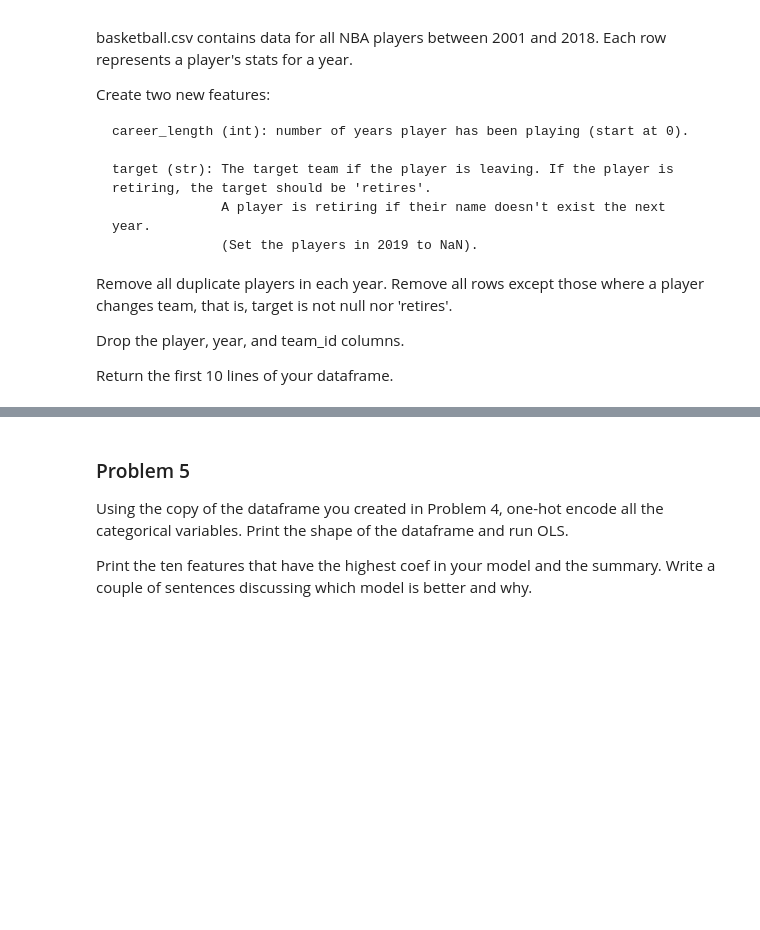
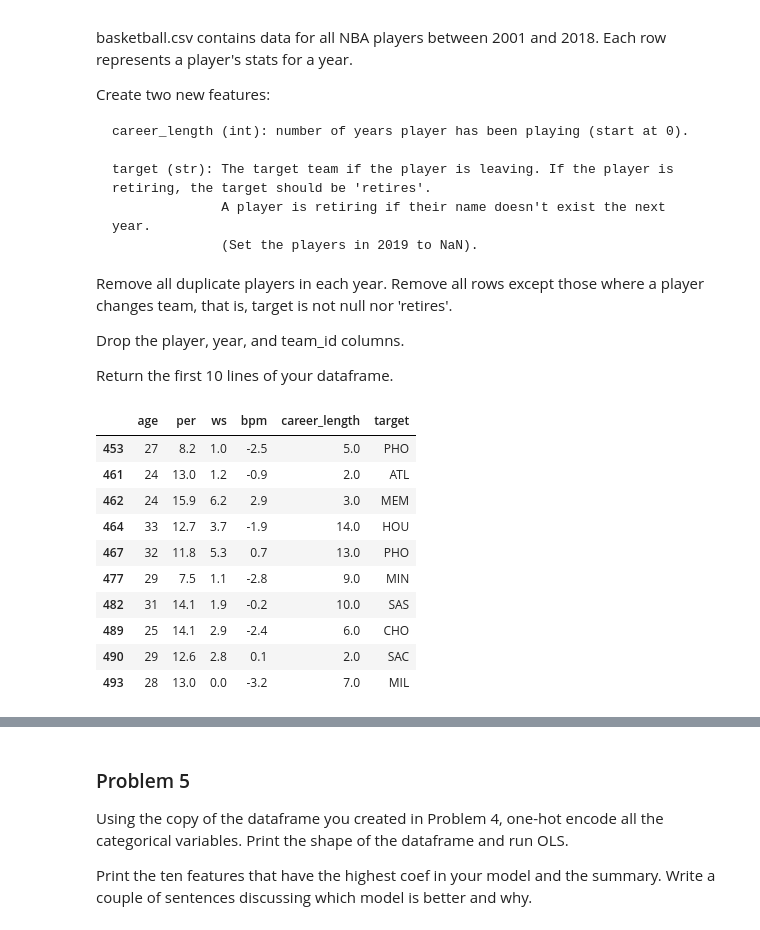
Before and after one commit to binDebug3/volume3, a Jupyter notebook: byu_vol3/DataCleaning/data_cleaning.ipynb, the cells around one changed output, grey strips where cells are left out. Drawn from its saved outputs; the diff is of its cells as text; code cells hidden in the pictures; blank space fills up the shorter version.

```diff
--- a/byu_vol3/DataCleaning/data_cleaning.ipynb
+++ b/byu_vol3/DataCleaning/data_cleaning.ipynb
@@ -64,6 +160,61 @@ Remove all rows except those where a player changes team, that is, target is not
 Drop the player, year, and team_id columns.
 
 Return the first 10 lines of your dataframe.
+# %%
+ball = pd.read_csv("basketball.csv")
+
+# drop duplicates and sort by year
+ball.drop_duplicates(subset=["player","year"],keep="first",inplace=True)
+ball.sort_values(by="year",inplace=True)
+
+# make new features
+ball['career_length'] = 0.0
+ball['target'] = None
+
+
+# iterate over each player to fill in career_length and target
+baller_names = ball["player"].unique()
+for name in baller_names:
+    # create a mask for each player
+    player = ball["player"] == name
+    # calculate career length
+    num_years = player.sum()
+
+    # fill in career_length
+    ball.loc[player, "career_length"] = np.arange(num_years, dtype=int)
+
+    # fill in target
+    retirement = num_years - 1
+    for i, index in enumerate(ball[player].index):
+        # if the player retires, set target to "retires"
+        if i == retirement:
+            ball.loc[index,"target"] = "retires"
+
+        # if the player switches teams, set target to the next team
+        elif ball[player].iloc[i]["team_id"] != ball[player].iloc[i+1]["team_id"]:
+            ball.loc[index,"target"] = ball[player].iloc[i+1]["team_id"]
+
+# remove null values and retired players
+ball = ball[~ball["target"].isna()]
+ball = ball[ball["target"] != 'retires']
+
+# drop boring columns and resort
+ball.drop(columns=["player","year","team_id"], inplace=True)
+ball.sort_index(inplace=True)
+
+ball.head(10)
+# %% [output]
+|  | age | per | ws | bpm | career_length | target |
+| 453 | 27 | 8.2 | 1.0 | -2.5 | 5.0 | PHO |
+| 461 | 24 | 13.0 | 1.2 | -0.9 | 2.0 | ATL |
+| 462 | 24 | 15.9 | 6.2 | 2.9 | 3.0 | MEM |
+| 464 | 33 | 12.7 | 3.7 | -1.9 | 14.0 | HOU |
+| 467 | 32 | 11.8 | 5.3 | 0.7 | 13.0 | PHO |
+| 477 | 29 | 7.5 | 1.1 | -2.8 | 9.0 | MIN |
+| 482 | 31 | 14.1 | 1.9 | -0.2 | 10.0 | SAS |
+| 489 | 25 | 14.1 | 2.9 | -2.4 | 6.0 | CHO |
+| 490 | 29 | 12.6 | 2.8 | 0.1 | 2.0 | SAC |
+| 493 | 28 | 13.0 | 0.0 | -3.2 | 7.0 | MIL |
 # %% [markdown]
 ### Problem 4
 
```
Also changed, not shown: parts of 7 cells of this notebook.
